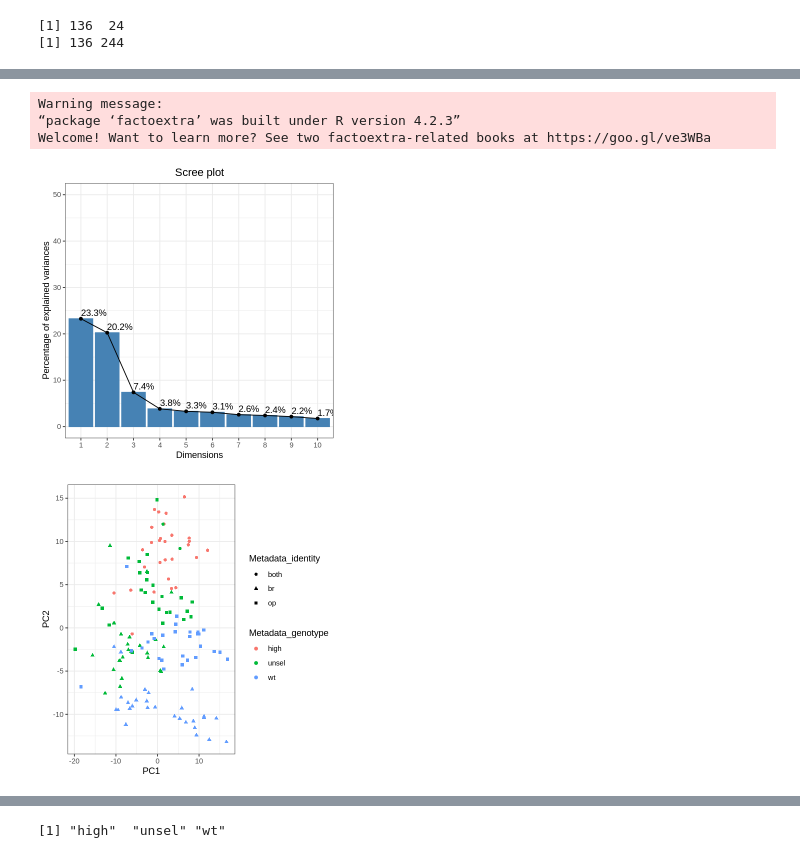
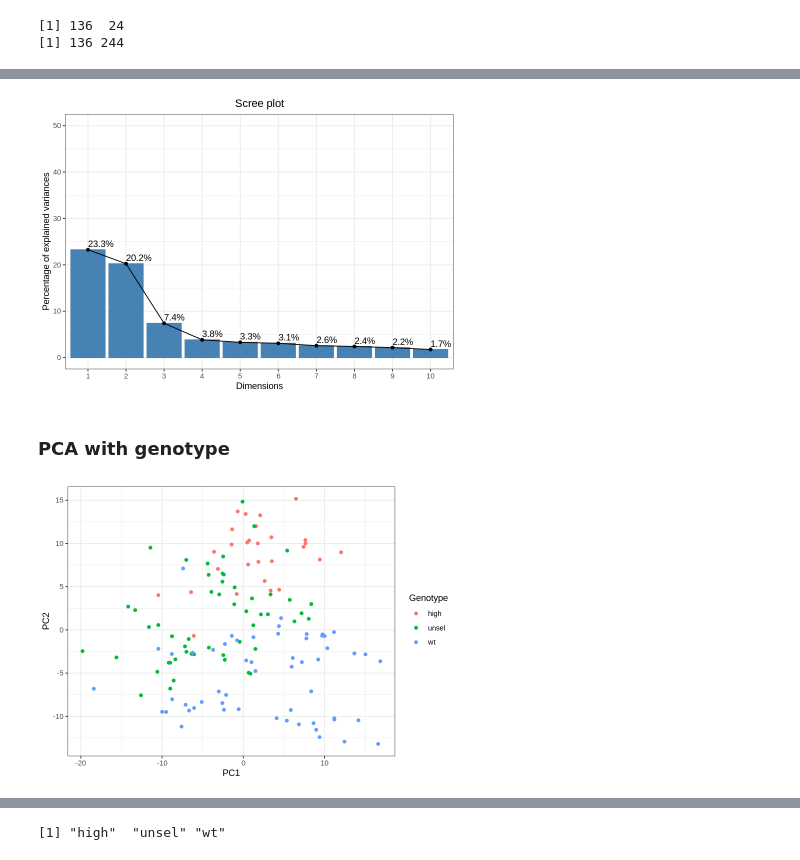
Before and after one commit to MikeLippincott/Nichols_Lab_Collaboration, a Jupyter notebook: 6.analyze_features/notebooks/0.eda.ipynb, the cells around one changed output, grey strips where cells are left out. Cells and saved outputs as stored; diff of their text form; code cells hidden in the pictures.

```diff
--- a/6.analyze_features/notebooks/0.eda.ipynb
+++ b/6.analyze_features/notebooks/0.eda.ipynb
@@ -69,0 +87,20 @@ umap_plot
+# %%
+# umap
+width <- 7
+height <- 5
+options(repr.plot.width = width, repr.plot.height = height)
+umap_df <- umap::umap((features_df), n_neighbors = 7, min_dist = 0.7, n_components = 2, metric = "cosine")
+umap_df <- as.data.frame(umap_df$layout)
+colnames(umap_df) <- c("UMAP0", "UMAP1")
+umap_df <- cbind(metadata_df, umap_df)
+
+# plot umap
+umap_plot <- (
+    ggplot(umap_df, aes(x = UMAP0, y = UMAP1, color = Metadata_genotype, shape = Metadata_side))
+    + geom_point(size = 2)
+    + theme_bw()
+    + guides(color = guide_legend(title = "Genotype"), shape = guide_legend(title = "Side"))
+)
+umap_plot
+# save the plot
+ggsave("umap_plot_genotype_and_side.png", path = file.path("..","figures"), width = width, height = height, units = "in", dpi = 600)
@@ -70,6 +109,4 @@ umap_plot
 # %%
-# Load necessary packages
-library(factoextra)
 
 # Apply PCA
 res.pca <- prcomp(features_df, scale = TRUE)
@@ -83,22 +120,26 @@ scree_plot <- (
     + theme(plot.title = element_text(hjust = 0.5))
 )
 scree_plot
+# save the plot
+ggsave("scree_plot.png", path = file.path("..","figures"), width = width, height = height, units = "in", dpi = 600)
 # %% [output]
-Warning message:
-“package ‘factoextra’ was built under R version 4.2.3”
-Welcome! Want to learn more? See two factoextra-related books at https://goo.gl/ve3WBa
-[figure, old version]
+[figure, new version]
+# %% [markdown]
+### PCA with genotype
 # %%
 # pca analysis
 pca_df <- as.data.frame(res.pca$x)
 pca_df <- cbind(metadata_df, pca_df)
 
 # plot pca
 pca_plot <- (
-    ggplot(pca_df, aes(x = PC1, y = PC2, color = Metadata_genotype, shape = Metadata_identity))
+    ggplot(pca_df, aes(x = PC1, y = PC2, color = Metadata_genotype))
     + geom_point()
     + theme_bw()
+    + guides(color = guide_legend(title = "Genotype"))
 )
 pca_plot
+# save the plot
+ggsave("pca_plot_genotype.png", path = file.path("..","figures"), width = width, height = height, units = "in", dpi = 600)
 # %% [output]
-[figure, old version]
+[figure, new version]
```
Also changed, not shown: parts of 28 cells of this notebook, 56 other files.
